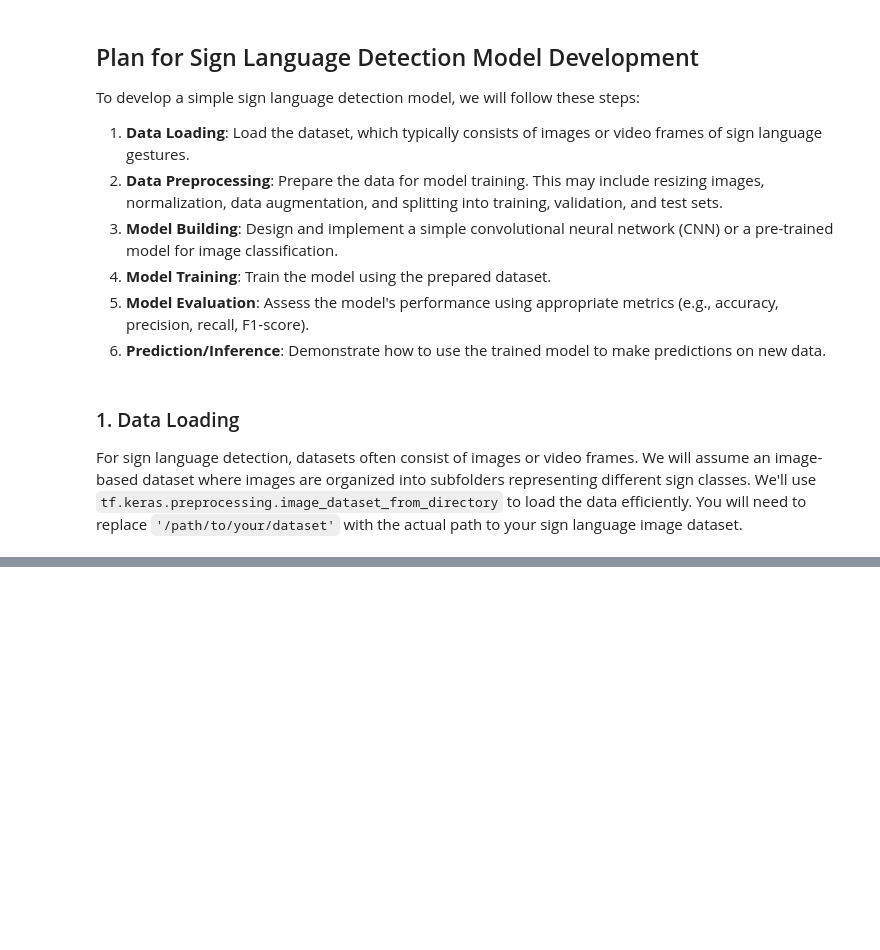
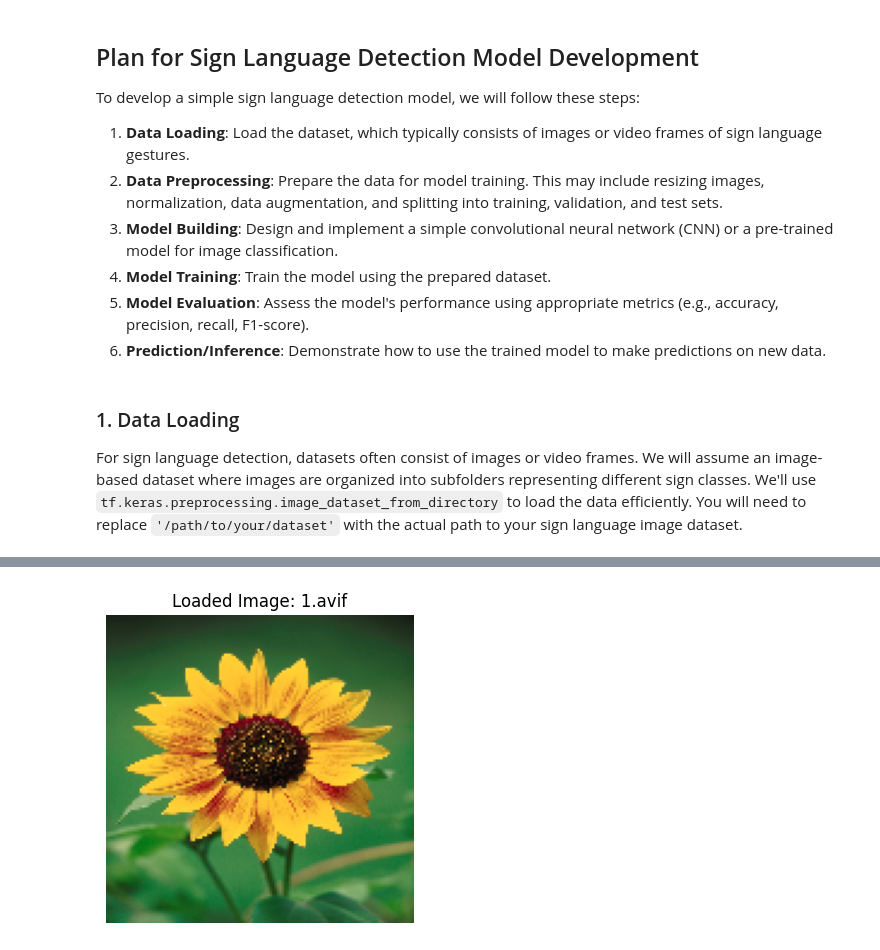
Before and after one commit to NOOBMASTER0016/Sign-language-repo, a Jupyter notebook: SIGN_LANG_01.ipynb, the cells around one changed output, grey strips where cells are left out. Cells and saved outputs as stored; diff of their text form; code cells hidden in the pictures; blank space fills up the shorter version.

```diff
--- a/SIGN_LANG_01.ipynb
+++ b/SIGN_LANG_01.ipynb
@@ -18,6 +18,15 @@ For sign language detection, datasets often consist of images or video frames. W
 # %%
 import tensorflow as tf
 import matplotlib.pyplot as plt
+import os # Re-import os for os.path.basename
+
+# Install imageio and imageio-ffmpeg for AVIF support
+try:
+    import imageio.v3 as iio
+except ImportError:
+    print("imageio not found. Installing...")
+    !pip install imageio imageio-ffmpeg
+    import imageio.v3 as iio
 
 # Define parameters for image processing
 IMG_HEIGHT = 128
@@ -29,10 +38,16 @@ IMAGE_FILE_PATH = '/content/sample_data/1.avif'
 print(f"Attempting to load image from: {IMAGE_FILE_PATH}")
 
 try:
-    # Read the image file
-    img_bytes = tf.io.read_file(IMAGE_FILE_PATH)
-    # Decode the image. tf.image.decode_image supports various formats including AVIF.
-    img = tf.image.decode_image(img_bytes, channels=3) # Ensure 3 channels for RGB
+    # Read the image using imageio
+    img_np = iio.imread(IMAGE_FILE_PATH)
+    # Convert NumPy array to TensorFlow tensor
+    img = tf.convert_to_tensor(img_np, dtype=tf.float32)
+
+    # Ensure 3 channels for RGB, if necessary (e.g., if image was grayscale)
+    if img.shape[-1] == 4: # If RGBA, convert to RGB
+        img = img[..., :3]
+    elif img.shape[-1] == 1: # If grayscale, convert to RGB
+        img = tf.image.grayscale_to_rgb(tf.expand_dims(img, axis=-1))
 
     # Resize the image
     img = tf.image.resize(img, [IMG_HEIGHT, IMG_WIDTH])
@@ -54,11 +69,9 @@ try:
 
 except tf.errors.NotFoundError:
     print(f"Error: Image file not found at {IMAGE_FILE_PATH}. Please ensure the path is correct.")
-except tf.errors.InvalidArgumentError as e:
-    print(f"Error decoding image: {e}. It might be an unsupported format or corrupted file.")
-    print("You might need to install additional libraries for AVIF support, e.g., using `!pip install imageio imageio-ffmpeg` and then using imageio.imread.")
 except Exception as e:
     print(f"An unexpected error occurred: {e}")
+    print("Please check if the file is a valid AVIF and if imageio was installed correctly.")
 
 # These variables are no longer directly relevant for single image loading
 train_ds = None
@@ -70,0 +85 @@ NotADirectoryError: [Errno 20] Not a directory: '/content/sample_data/1.avif'
+[figure, added]
```
Also changed, not shown: parts of 1 cell of this notebook.
